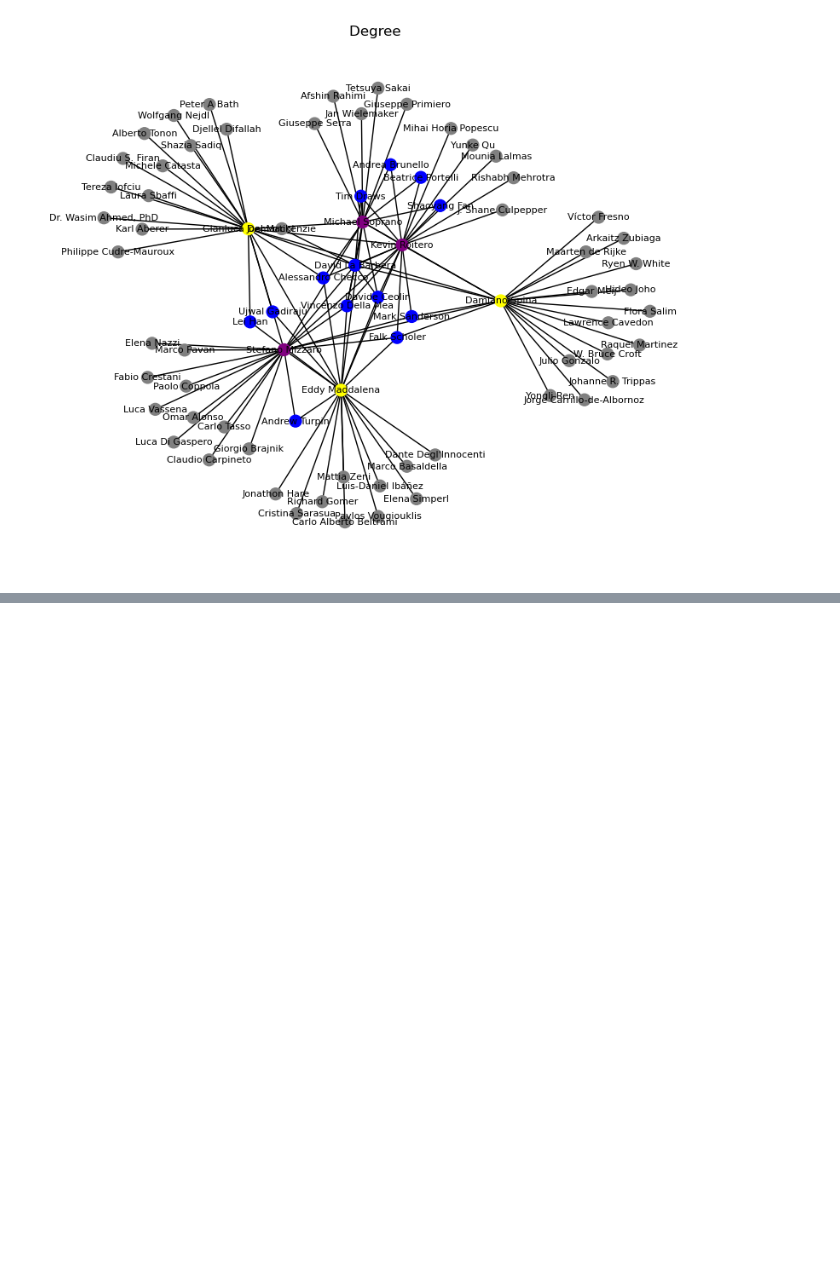
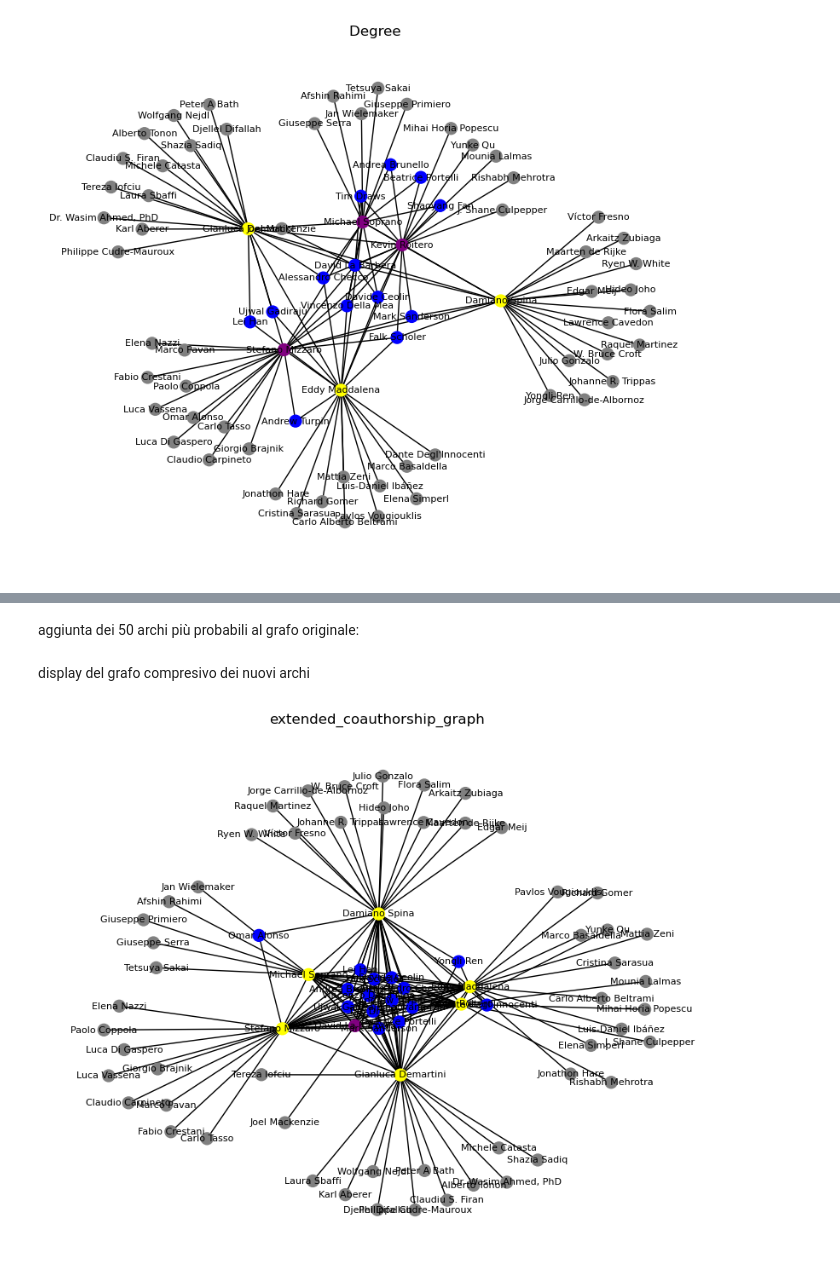
Before and after one commit to TakeOff30/AnalisiGrafoNetworkX, a Jupyter notebook: progetto1_social/progetto1.ipynb, the cells around one changed output, grey strips where cells are left out. Saved outputs shown, nothing was run; the diff lists cells and outputs as text; code cells hidden in the pictures; blank space fills up the shorter version.

```diff
--- a/progetto1_social/progetto1.ipynb
+++ b/progetto1_social/progetto1.ipynb
@@ -347,13 +347,13 @@ def setNodeColor(measures):
             colors.append('yellow')
     return colors
 # %%
-def draw(G, pos, measures, measure_name):
+def draw(G, pos, measures, measure_name, path):
     nodes = nx.draw_networkx(G, pos, node_size=100,
                                    node_color=setNodeColor(measures),
                                    font_size=8)
     plt.title(measure_name)
     plt.axis('off')
-    plt.savefig("./visualizations/first_graph.pdf")
+    plt.savefig(path)
     plt.show()
 # %%
 plt.figure(figsize=(10,8))
@@ -370,0 +376,25 @@ draw(
+# %%
+#calcolo del preferential attachment e ordinamento del risultato per probabilità più alta
+sorted_attachment_probabilities = sorted(list(nx.preferential_attachment(loaded_graph)), key = lambda x:x[2], reverse=True)
+sorted_attachment_probabilities
+extended_coauthorship_graph = loaded_graph
+# %% [markdown]
+aggiunta dei 50 archi più probabili al grafo originale:
+# %%
+for u,v,p in sorted_attachment_probabilities[:50]:
+    extended_coauthorship_graph.add_edge(u,v)
+# %% [markdown]
+display del grafo compresivo dei nuovi archi
+# %%
+plt.figure(figsize=(10,8))
+draw(
+    extended_coauthorship_graph,
+    nx.spring_layout(extended_coauthorship_graph),
+    list(dict(extended_coauthorship_graph.degree()).values()),
+    'extended_coauthorship_graph',
+    "./visualizations/extended_coauthorship_graph.pdf"
+)
+
+###TODO:prova a colorare i nuovi archi di rosso
+# %% [output]
+[figure, added]
```
Also changed, not shown: parts of 6 cells of this notebook, 3 other files.
